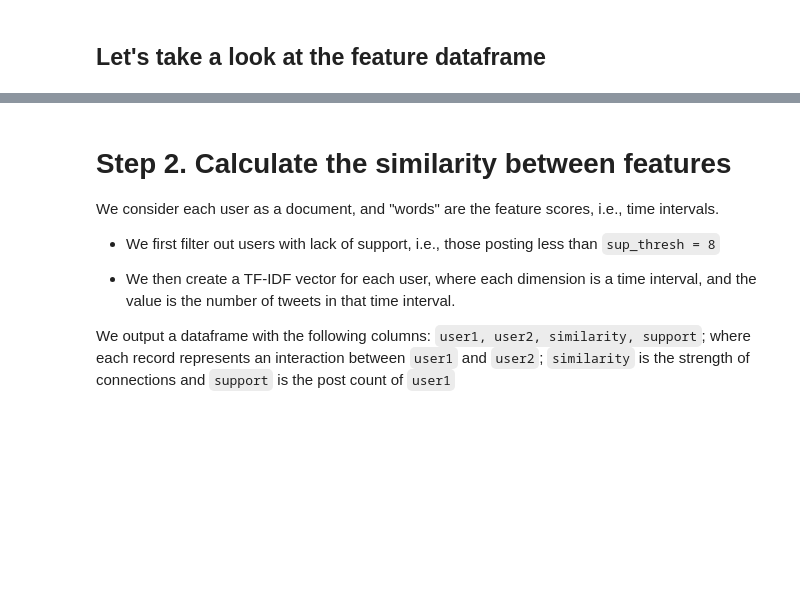
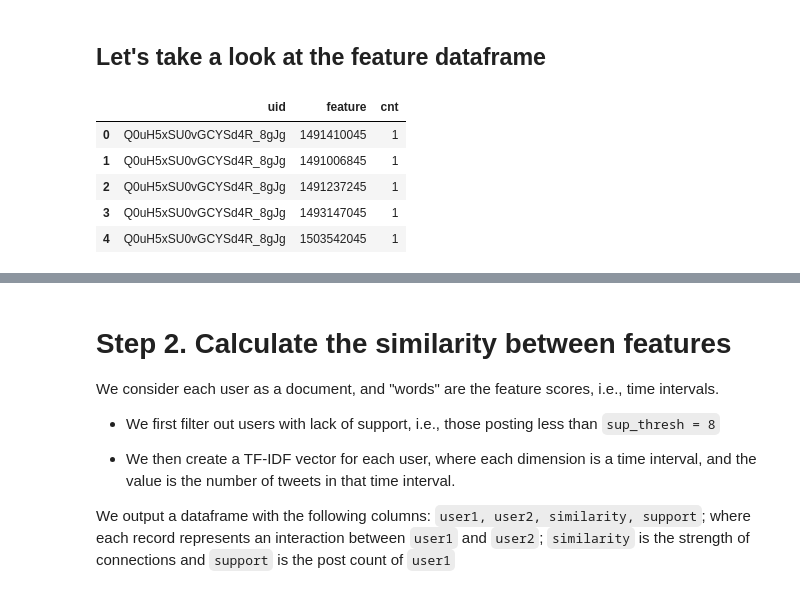
Before and after one commit to osome-iu/coordination-detection, a Jupyter notebook: CS5/activity_synchronization.ipynb, the cells around one changed output, grey strips where cells are left out. Saved outputs shown, nothing was run; the diff lists cells and outputs as text; code cells hidden in the pictures; blank space fills up the shorter version.

```diff
--- a/CS5/activity_synchronization.ipynb
+++ b/CS5/activity_synchronization.ipynb
@@ -31,17 +36,16 @@ The tweets are then binned based on the time interval in which they are posted.
 # %% [markdown]
 # Helper functions
 # %%
-import sys
-import glob
-import argparse
+import gzip
+import os
 import numpy as np
 import pandas as pd
 from sparse_dot_topn import sp_matmul_topn
 from tqdm import tqdm
-from os.path import join
-from itertools import combinations
-from scipy.sparse import csr_matrix
 from sklearn.feature_extraction.text import TfidfVectorizer
+from collections import Counter, defaultdict
+import json
+import math
 
 
 def counters2edges(counter_dict, p1_col, p2_col, w_col):
@@ -61,22 +65,21 @@ def prepare_content(in_fp, tqdm_desc="parse raw content", tqdm_total=None):
     """
     Parse tweet timestamps from a raw tweet file.
     Tweet timestamps are converted to the nearest 30 minutes
+    Note that the fields in here are different from the usual Twitter fields, because this is a anonymized dataset
+    i.e., we access the attribute "id_h" instead of "id_str"
     """
     user_features = defaultdict(lambda: defaultdict(Counter))
     n = 0
-    idx = 0
     for line in tqdm(in_fp, desc=tqdm_desc, total=tqdm_total):
         twt = json.loads(line)
 
         if "timestamp_ms" in twt:
             try:
-                # user_id = twt['user']['id_str_h'] #TODO: uncomment
-                user_id = twt["user"]["id_str"]
+                user_id = twt["user"]["id_str_h"]
+                # user_id = twt["user"]["id_str"] # Use these fields if run on normal Twitter dataset
                 twt_time_str = twt["timestamp_ms"][:-3]
                 created_at = int(twt_time_str)
             except:
-                print(f"pass {idx}")
-                idx += 1
                 continue
 
             # find min time
@@ -230,6 +235,15 @@ for feature, counter_dict in user_features.items():
     edge_df.to_parquet(edge_df_name)
 # %% [markdown]
 ## Let's take a look at the feature dataframe
+# %%
+edge_df.head()
+# %% [output]
+|  | uid | feature | cnt |
+| 0 | Q0uH5xSU0vGCYSd4R_8gJg | 1491410045 | 1 |
+| 1 | Q0uH5xSU0vGCYSd4R_8gJg | 1491006845 | 1 |
+| 2 | Q0uH5xSU0vGCYSd4R_8gJg | 1491237245 | 1 |
+| 3 | Q0uH5xSU0vGCYSd4R_8gJg | 1493147045 | 1 |
+| 4 | Q0uH5xSU0vGCYSd4R_8gJg | 1503542045 | 1 |
 # %%
 pd.read_parquet(edge_df_name).head()
 # %% [output]
```
Also changed, not shown: parts of 18 cells of this notebook, 1 other file.
